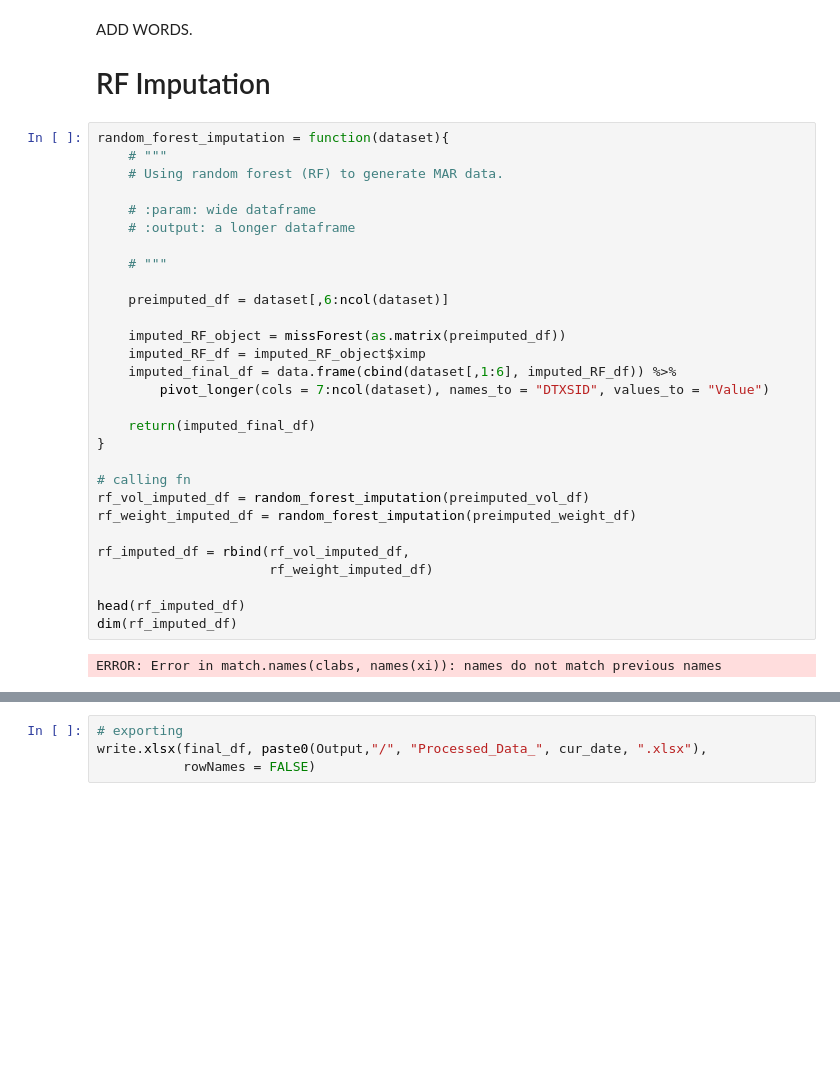
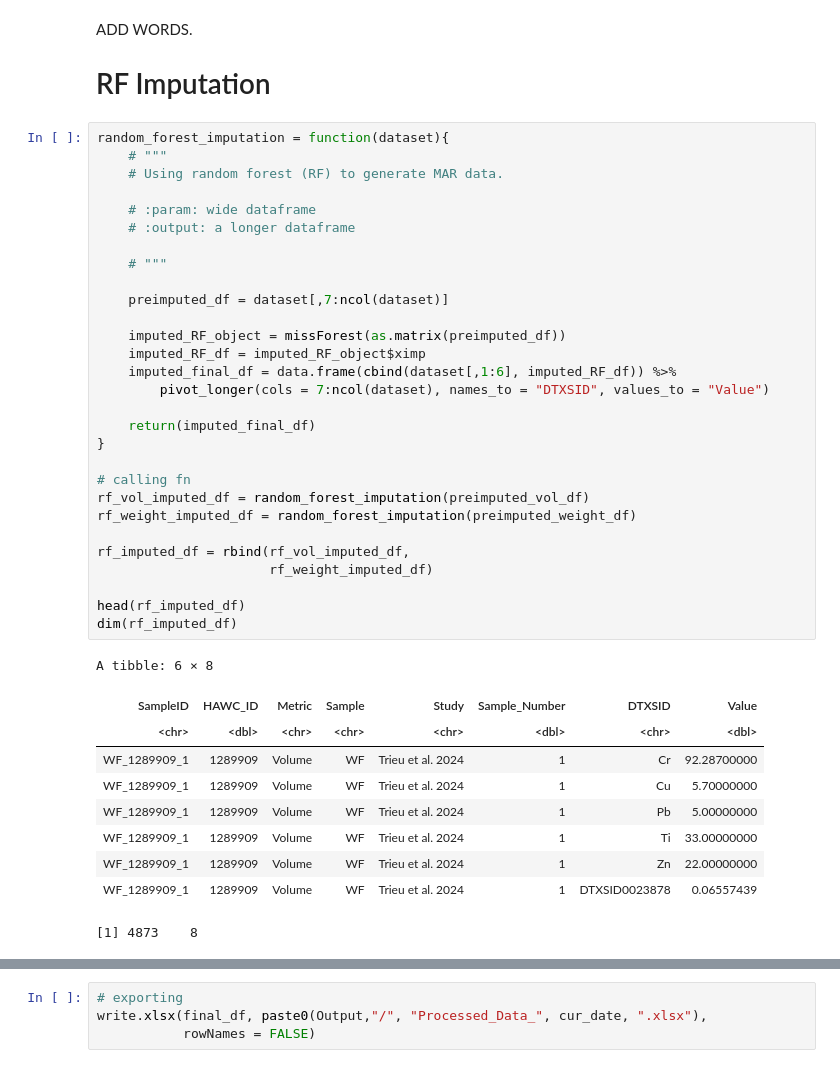
Before and after one commit to UNC-CEMALB/P1015.-Wildfire_Suffcient_Similiarity, a Jupyter notebook: 1. Data Processing/Data Processing.ipynb, the cells around one changed output, grey strips where cells are left out. Saved outputs shown, nothing was run; the diff lists cells and outputs as text; blank space fills up the shorter version.

```diff
--- a/1. Data Processing/Data Processing.ipynb
+++ b/1. Data Processing/Data Processing.ipynb
@@ -657,34 +657,43 @@ ADD WORDS.
 # %%
 random_forest_imputation = function(dataset){
     # """
     # Using random forest (RF) to generate MAR data.
 
     # :param: wide dataframe
     # :output: a longer dataframe
 
     # """
 
-    preimputed_df = dataset[,6:ncol(dataset)]
+    preimputed_df = dataset[,7:ncol(dataset)]
 
     imputed_RF_object = missForest(as.matrix(preimputed_df))
     imputed_RF_df = imputed_RF_object$ximp
     imputed_final_df = data.frame(cbind(dataset[,1:6], imputed_RF_df)) %>%
         pivot_longer(cols = 7:ncol(dataset), names_to = "DTXSID", values_to = "Value")
 
     return(imputed_final_df)
 }
 
 # calling fn
 rf_vol_imputed_df = random_forest_imputation(preimputed_vol_df)
 rf_weight_imputed_df = random_forest_imputation(preimputed_weight_df)
 
 rf_imputed_df = rbind(rf_vol_imputed_df,
                       rf_weight_imputed_df)
 
 head(rf_imputed_df)
 dim(rf_imputed_df)
 # %% [output]
-ERROR: Error in match.names(clabs, names(xi)): names do not match previous names
+A tibble: 6 × 8
+| SampleID | HAWC_ID | Metric | Sample | Study | Sample_Number | DTXSID | Value |
+| <chr> | <dbl> | <chr> | <chr> | <chr> | <dbl> | <chr> | <dbl> |
+| WF_1289909_1 | 1289909 | Volume | WF | Trieu et al. 2024 | 1 | Cr | 92.28700000 |
+| WF_1289909_1 | 1289909 | Volume | WF | Trieu et al. 2024 | 1 | Cu | 5.70000000 |
+| WF_1289909_1 | 1289909 | Volume | WF | Trieu et al. 2024 | 1 | Pb | 5.00000000 |
+| WF_1289909_1 | 1289909 | Volume | WF | Trieu et al. 2024 | 1 | Ti | 33.00000000 |
+| WF_1289909_1 | 1289909 | Volume | WF | Trieu et al. 2024 | 1 | Zn | 22.00000000 |
+| WF_1289909_1 | 1289909 | Volume | WF | Trieu et al. 2024 | 1 | DTXSID0023878 | 0.06557439 |
+[1] 4873    8
 # %%
 # adding back in name col
 final_df = left_join(rf_imputed_df,
```
Also changed, not shown: parts of 1 cell of this notebook.
